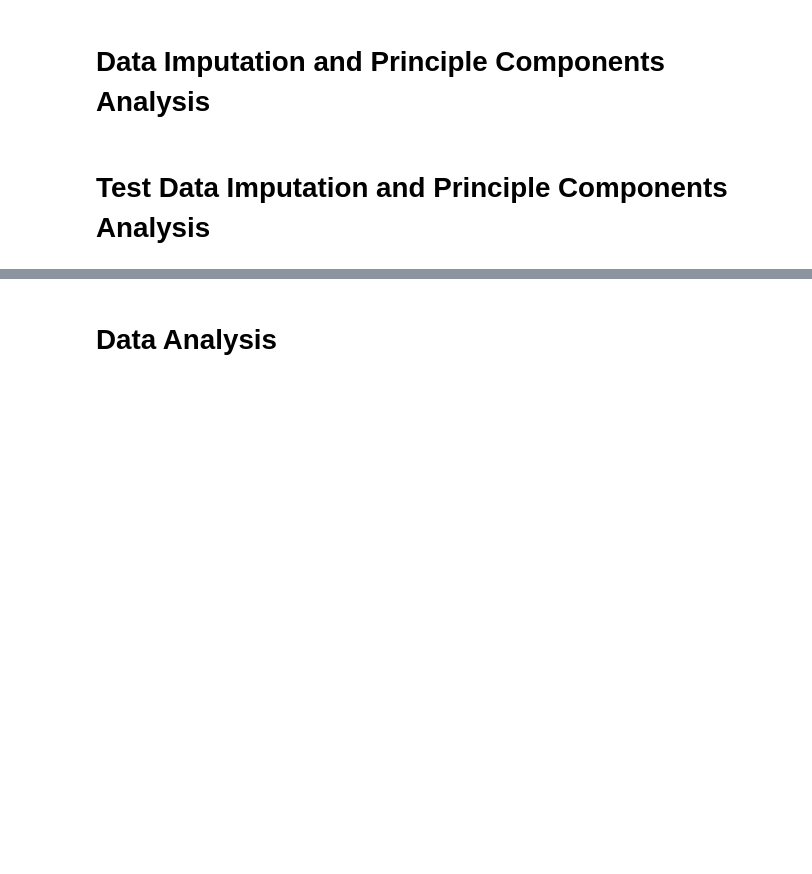
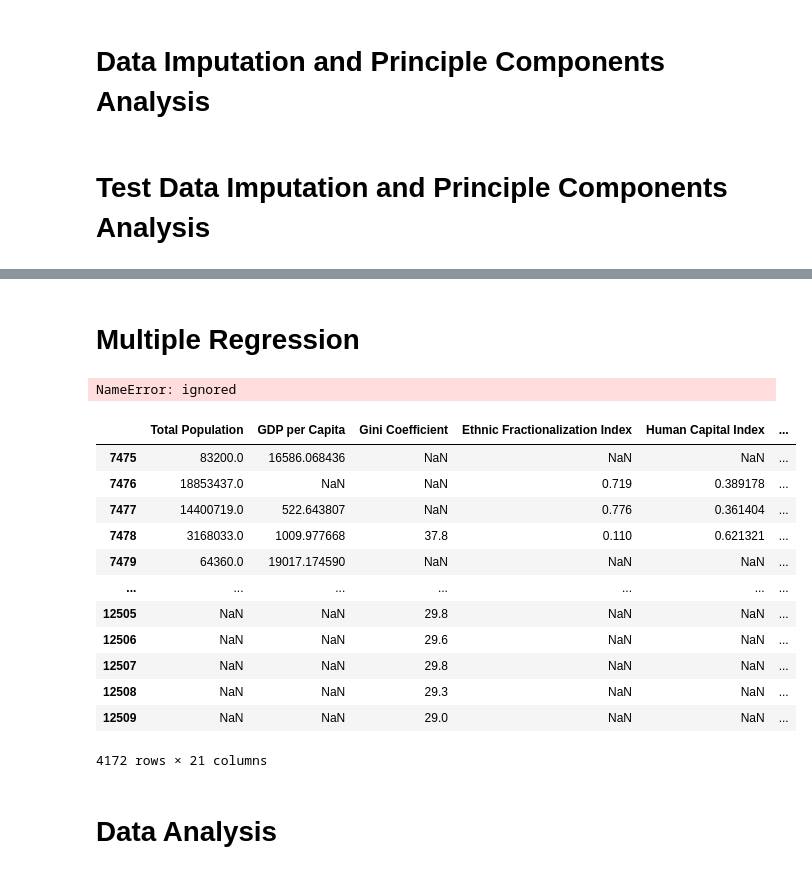
Before and after one commit to ilyanovak/Quality_Of_Government, a Jupyter notebook: quality_of_government.ipynb, the cells around one changed output, grey strips where cells are left out. Drawn from its saved outputs; the diff is of its cells as text; code cells hidden in the pictures; blank space fills up the shorter version.

```diff
--- a/quality_of_government.ipynb
+++ b/quality_of_government.ipynb
@@ -910,3 +916,34 @@ Sum of Explained Variance Ratios: 0.846496481005261
+# %% [markdown]
+# Multiple Regression
+# %%
+target = 'Quality of Government'
+features = df_final.drop(columns=['Country Name', 'Year', 'Quality of Government']).columns
+
+encoder = category_encoders.one_hot.OneHotEncoder(use_cat_names=True)
+df_final_encoded = encoder.fit_transform(df_final[features])
+
+df_final_imputed = impute.SimpleImputer(df_final_encoded, strategy='mean')
+
+reg_model = LinearRegression()
+reg_model.fit(df_final[features], df_final[target])
+# %% [output]
+NameError: ignored
+# %%
+df_final[features]
+# %% [output]
+|  | Total Population | GDP per Capita | Gini Coefficient | Ethnic Fractionalization Index | Human Capital Index | ... |
+| 7475 | 83200.0 | 16586.068436 | NaN | NaN | NaN | ... |
+| 7476 | 18853437.0 | NaN | NaN | 0.719 | 0.389178 | ... |
+| 7477 | 14400719.0 | 522.643807 | NaN | 0.776 | 0.361404 | ... |
+| 7478 | 3168033.0 | 1009.977668 | 37.8 | 0.110 | 0.621321 | ... |
+| 7479 | 64360.0 | 19017.174590 | NaN | NaN | NaN | ... |
+| ... | ... | ... | ... | ... | ... | ... |
+| 12505 | NaN | NaN | 29.8 | NaN | NaN | ... |
+| 12506 | NaN | NaN | 29.6 | NaN | NaN | ... |
+| 12507 | NaN | NaN | 29.8 | NaN | NaN | ... |
+| 12508 | NaN | NaN | 29.3 | NaN | NaN | ... |
+| 12509 | NaN | NaN | 29.0 | NaN | NaN | ... |
+4172 rows × 21 columns
 # %% [markdown]
 # Data Analysis
 # %%
```
Also changed, not shown: parts of 7 cells of this notebook.
